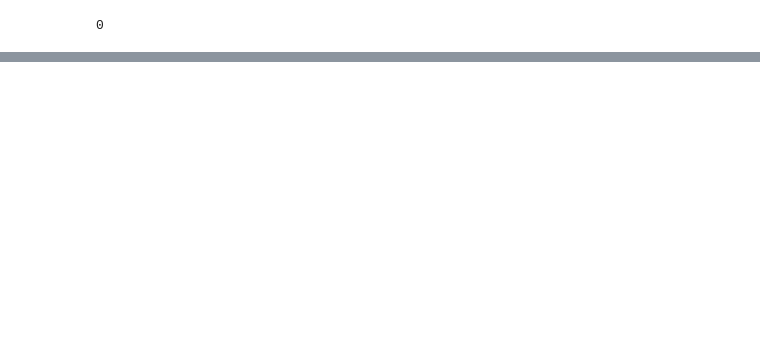
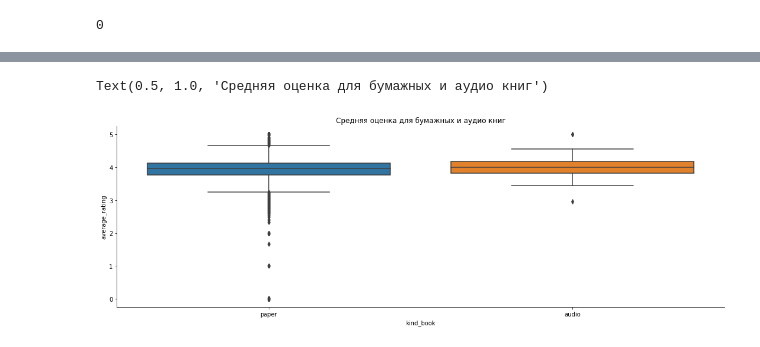
Before and after one commit to anastasiaaam/goodreads, a Jupyter notebook: goodreads.ipynb, the cells around one changed output, grey strips where cells are left out. Cells and saved outputs as stored; diff of their text form; code cells hidden in the pictures; blank space fills up the shorter version.

```diff
--- a/goodreads.ipynb
+++ b/goodreads.ipynb
@@ -151,0 +211,2 @@ db[db.duplicated(subset = ['title','authors','publication_date','publisher'])]
+# %%
+db['kind_book'] = np.where(db['publisher'].str.lower().str.contains('audio'),'audio','paper')
@@ -151,0 +237,6 @@ db[db.duplicated(subset = ['title','authors','publication_date','publisher'])]
+# %%
+g = sns.catplot(data = db, x ='kind_book', y ='average_rating', kind = 'box', aspect = 3)
+plt.pyplot.title('Средняя оценка для бумажных и аудио книг')
+# %% [output]
+Text(0.5, 1.0, 'Средняя оценка для бумажных и аудио книг')
+[figure, added]
```
Also changed, not shown: parts of 28 cells of this notebook, 1 other file.
